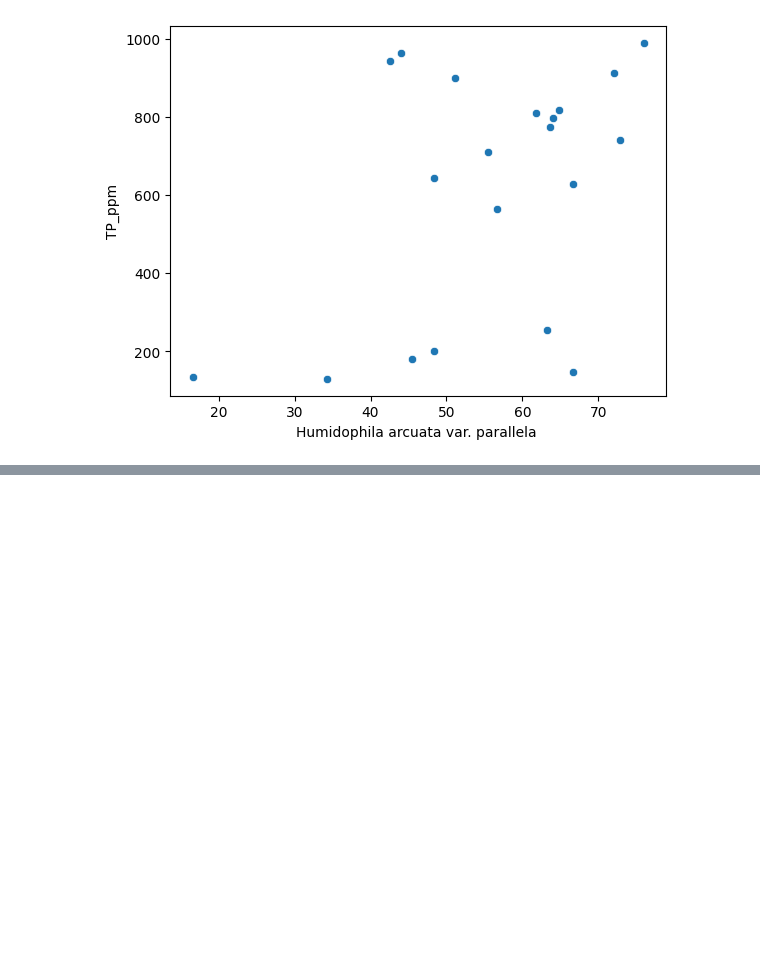
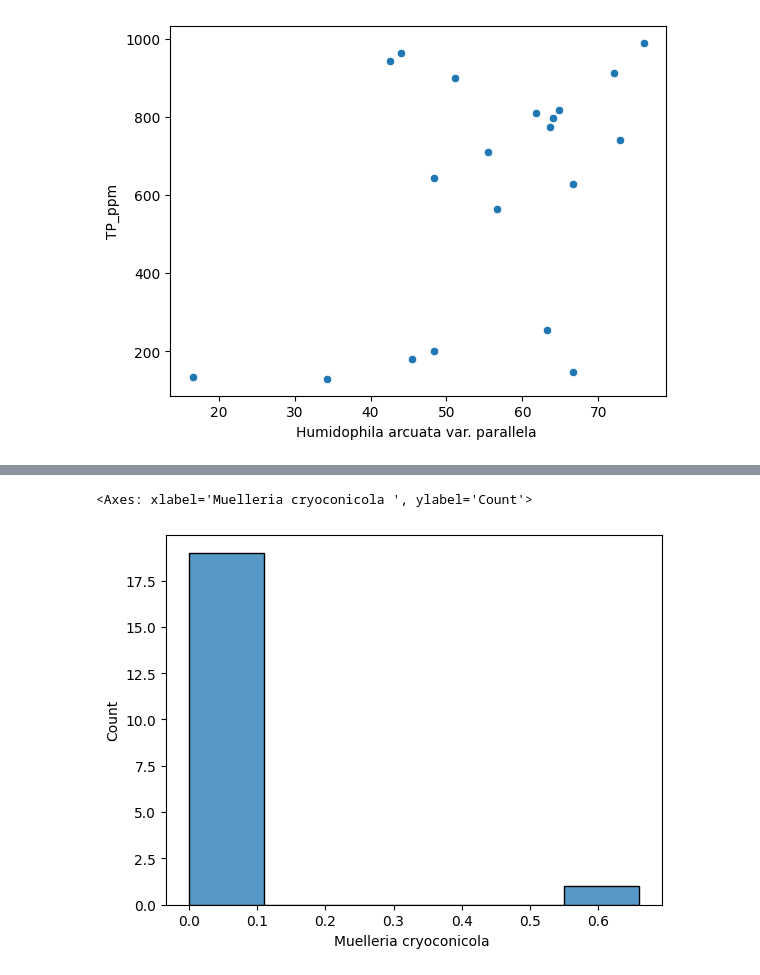
Before and after one commit to jtdocter27/Cryoconite-Analysis, a Jupyter notebook: diatom_data.ipynb, the cells around one changed output, grey strips where cells are left out. Saved outputs shown, nothing was run; the diff lists cells and outputs as text; code cells hidden in the pictures; blank space fills up the shorter version.

```diff
--- a/diatom_data.ipynb
+++ b/diatom_data.ipynb
@@ -256,0 +276,5 @@ Index(['Luticola mutica ', 'Luticola gaussii ',
+# %%
+sns.histplot(data=rf_dataset, x='Muelleria cryoconicola ')
+# %% [output]
+<Axes: xlabel='Muelleria cryoconicola ', ylabel='Count'>
+[figure, added]
```
Also changed, not shown: parts of 8 cells of this notebook.
